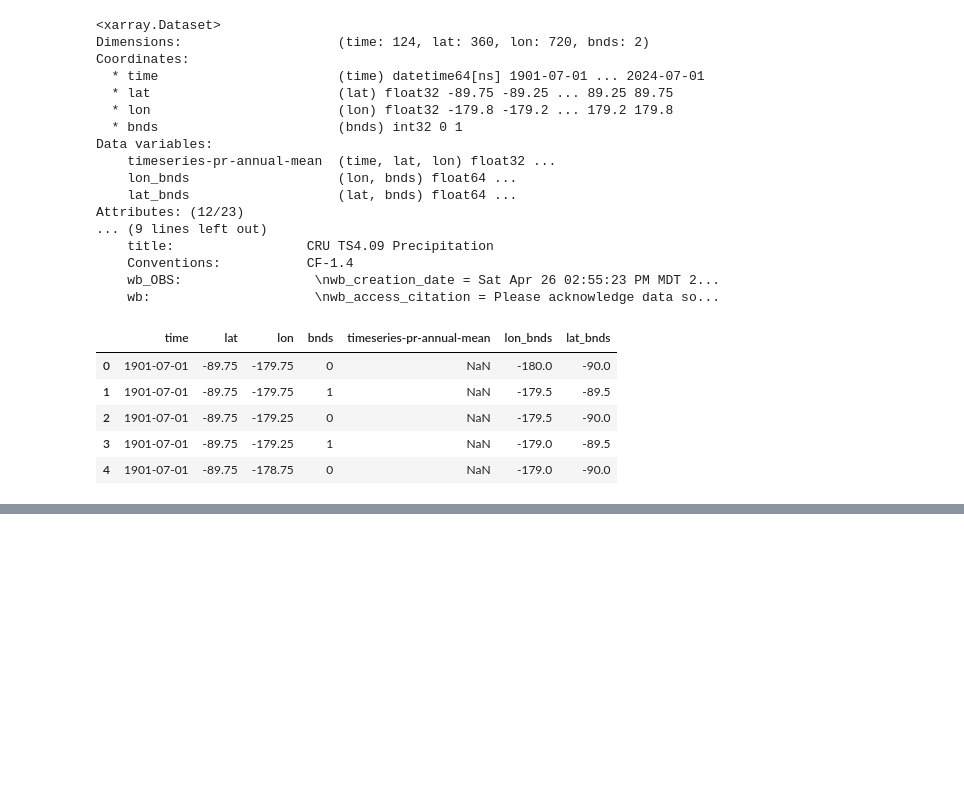
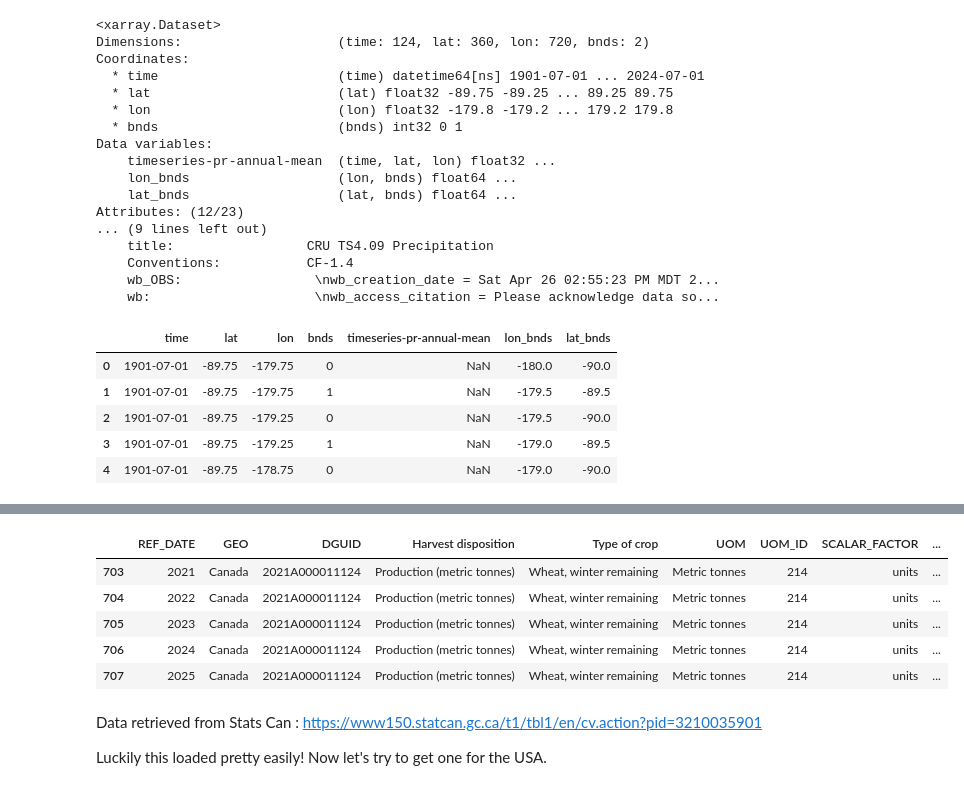
Before and after one commit to nickbartram/climate_agriculture_impact, a Jupyter notebook: main_backup.ipynb, the cells around one changed output, grey strips where cells are left out. Cells and saved outputs as stored; diff of their text form; code cells hidden in the pictures; blank space fills up the shorter version.

```diff
--- a/main_backup.ipynb
+++ b/main_backup.ipynb
@@ -491,0 +581,13 @@ raster_df.head()
+# %%
+canada_crops_df.tail()
+# %% [output]
+|  | REF_DATE | GEO | DGUID | Harvest disposition | Type of crop | UOM | UOM_ID | SCALAR_FACTOR | ... |
+| 703 | 2021 | Canada | 2021A000011124 | Production (metric tonnes) | Wheat, winter remaining | Metric tonnes | 214 | units | ... |
+| 704 | 2022 | Canada | 2021A000011124 | Production (metric tonnes) | Wheat, winter remaining | Metric tonnes | 214 | units | ... |
+| 705 | 2023 | Canada | 2021A000011124 | Production (metric tonnes) | Wheat, winter remaining | Metric tonnes | 214 | units | ... |
+| 706 | 2024 | Canada | 2021A000011124 | Production (metric tonnes) | Wheat, winter remaining | Metric tonnes | 214 | units | ... |
+| 707 | 2025 | Canada | 2021A000011124 | Production (metric tonnes) | Wheat, winter remaining | Metric tonnes | 214 | units | ... |
+# %% [markdown]
+Data retrieved from Stats Can : https://www150.statcan.gc.ca/t1/tbl1/en/cv.action?pid=3210035901
+
+Luckily this loaded pretty easily! Now let's try to get one for the USA.
```
Also changed, not shown: parts of 12 cells of this notebook.
